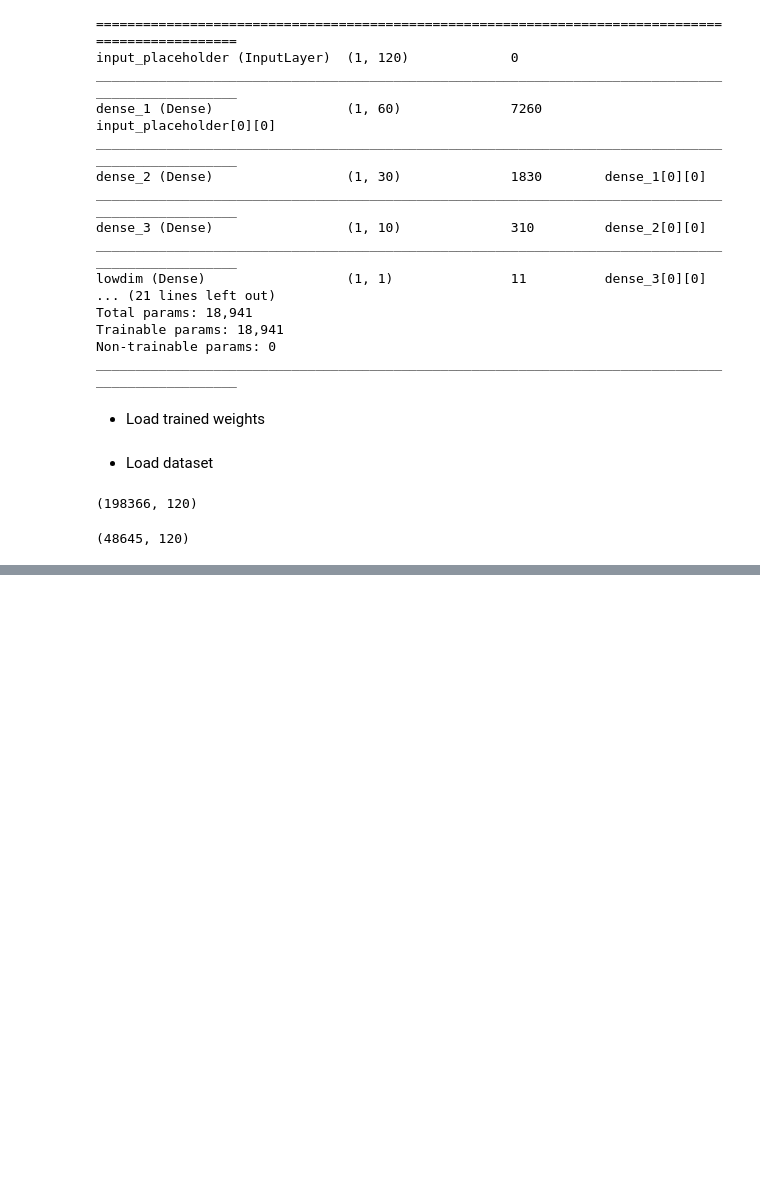
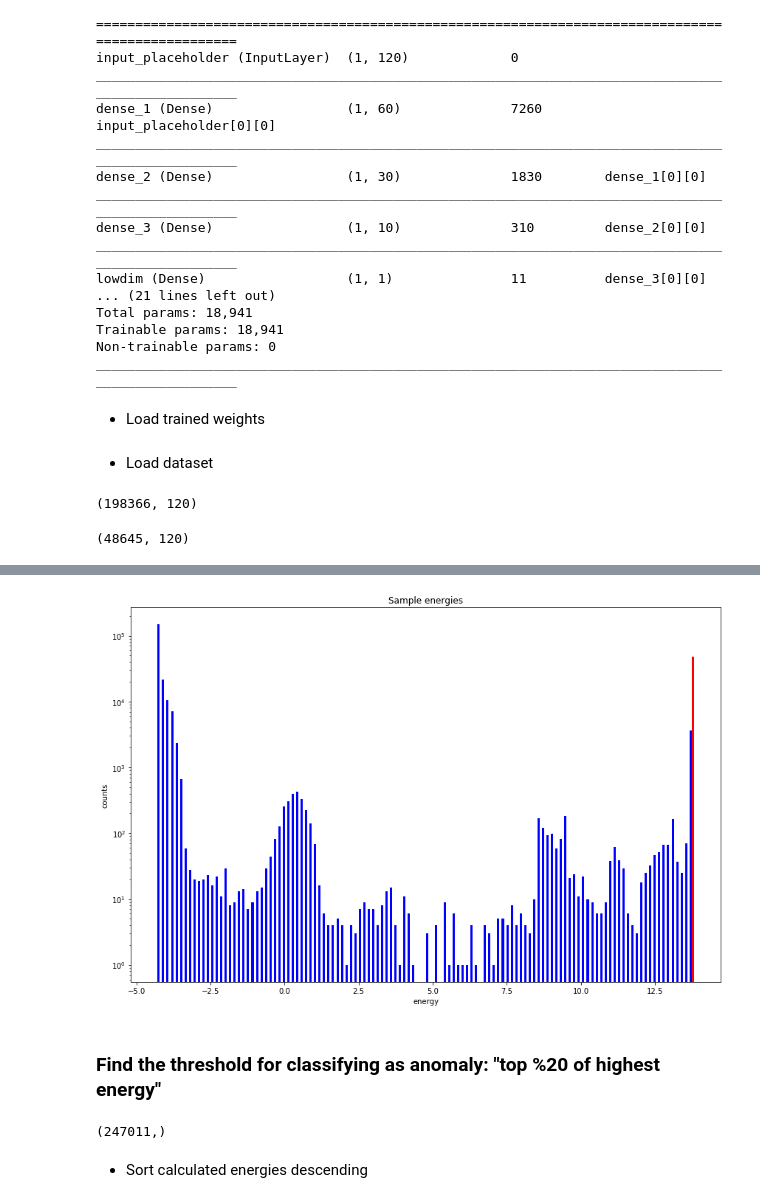
Before and after one commit to cemysf/tum_praktikum, a Jupyter notebook: exercises/test-fullNet_kdd99.ipynb, the cells around one changed output, grey strips where cells are left out. Drawn from its saved outputs; the diff is of its cells as text; code cells hidden in the pictures; blank space fills up the shorter version.

```diff
--- a/exercises/test-fullNet_kdd99.ipynb
+++ b/exercises/test-fullNet_kdd99.ipynb
@@ -268,0 +319,23 @@ array([13.815511 , 13.815511 , 13.815511 , 13.815511 ,  3.368639 ,
+# %%
+hist_bins = 120
+
+plt.hist((energies_normal, energies_anomaly),
+         bins=hist_bins,
+         color=["blue", "red"],
+         histtype="bar",
+         label=["normal", "anomaly"],
+         rwidth=1.0,
+         stacked=False,
+         log=True)
+
+plt.title("Sample energies")
+plt.xlabel("energy")
+plt.ylabel("counts")
+plt.tight_layout()
+
+filename = timestamp + "-allHist_bins{}.png".format(hist_bins)
+plt.savefig(filename)
+# %% [output]
+[figure, added]
+# %% [markdown]
+### Find the threshold for classifying as anomaly: "top %20 of highest energy"
@@ -268,0 +344,6 @@ array([13.815511 , 13.815511 , 13.815511 , 13.815511 ,  3.368639 ,
+# %%
+energies_all.shape
+# %% [output]
+(247011,)
+# %% [markdown]
+- Sort calculated energies descending
```
Also changed, not shown: parts of 42 cells of this notebook.
